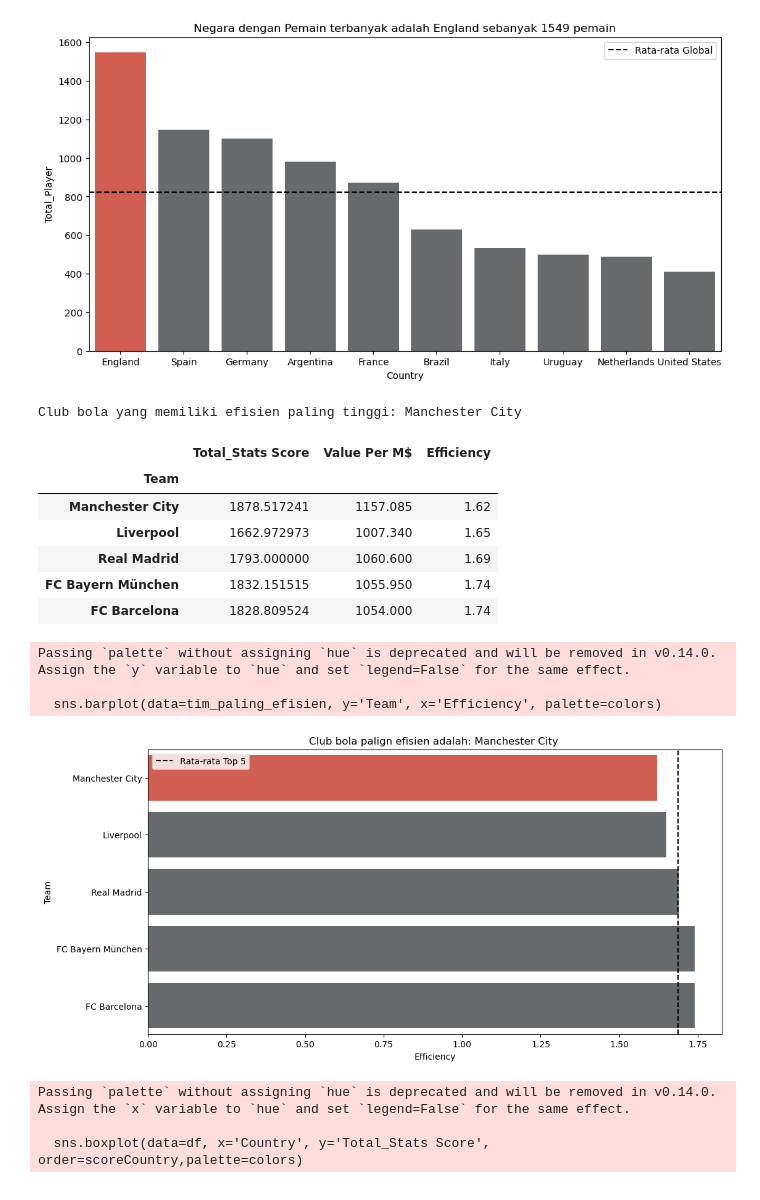
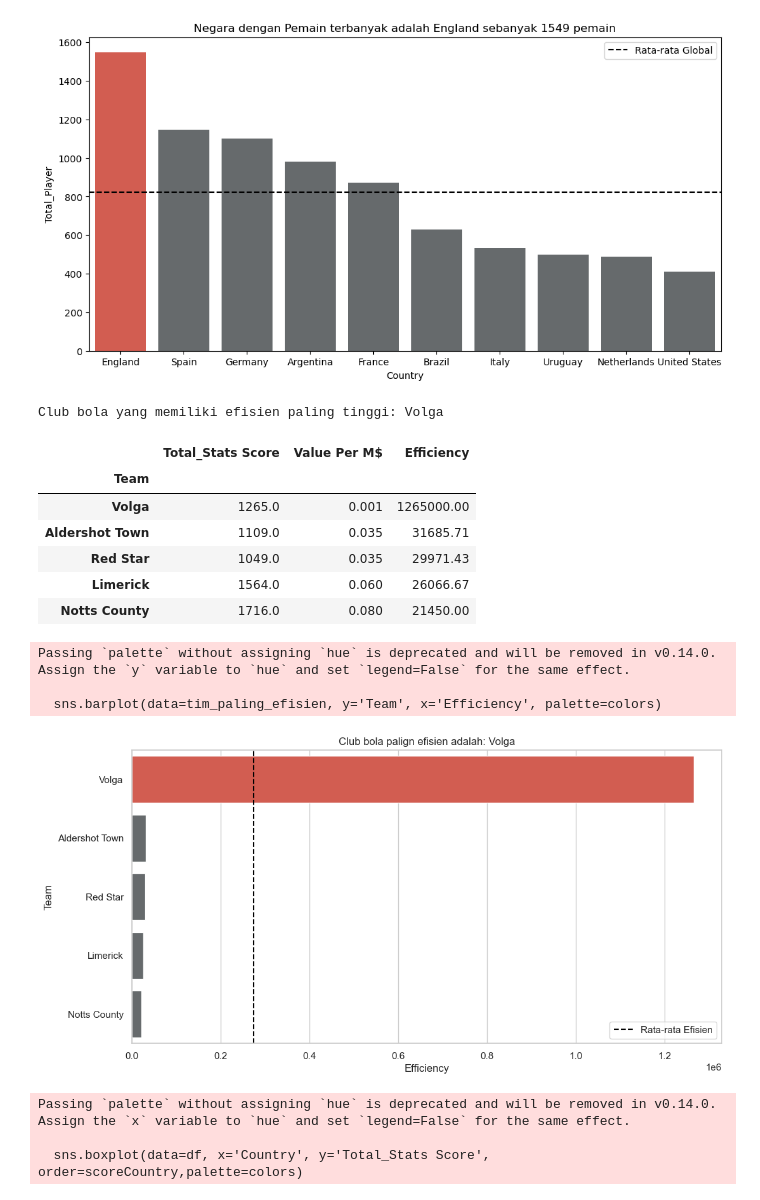
Before and after one commit to HafidzAfrieno/Project-Data-Analyst-Part-1, a Jupyter notebook: fifa_player_analyst.ipynb, the cells around one changed output. Cells and saved outputs as stored; diff of their text form; code cells hidden in the pictures.

```diff
--- a/fifa_player_analyst.ipynb
+++ b/fifa_player_analyst.ipynb
@@ -339,34 +339,34 @@ Passing `palette` without assigning `hue` is deprecated and will be removed in v
 stats_per_team = df.groupby('Team').agg({'Total_Stats Score': 'mean','Value Per M$': 'sum'})
 stats_per_team = stats_per_team[stats_per_team['Value Per M$'] > 0]
 stats_per_team['Efficiency'] = (stats_per_team['Total_Stats Score'] / stats_per_team['Value Per M$']).round(2)
-tim_paling_efisien = stats_per_team.sort_values('Efficiency', ascending=True).head(5)
+tim_paling_efisien = stats_per_team.sort_values('Efficiency', ascending=False).head(5)
 
-team = tim_paling_efisien['Efficiency'].min()
-colors = ['#e74c3c' if (x == team) else "#656a6d" for x in tim_paling_efisien['Efficiency']]
+team = tim_paling_efisien.index[0]
+colors = ['#e74c3c' if (x == team) else "#656a6d" for x in tim_paling_efisien.index]
 print(f"Club bola yang memiliki efisien paling tinggi: {tim_paling_efisien.index[0]}")
 
 tim_paling_efisien
 # %% [output]
-Club bola yang memiliki efisien paling tinggi: Manchester City
+Club bola yang memiliki efisien paling tinggi: Volga
 |  | Total_Stats Score | Value Per M$ | Efficiency |
 | Team |  |  |  |
-| Manchester City | 1878.517241 | 1157.085 | 1.62 |
-| Liverpool | 1662.972973 | 1007.340 | 1.65 |
-| Real Madrid | 1793.000000 | 1060.600 | 1.69 |
-| FC Bayern München | 1832.151515 | 1055.950 | 1.74 |
-| FC Barcelona | 1828.809524 | 1054.000 | 1.74 |
+| Volga | 1265.0 | 0.001 | 1265000.00 |
+| Aldershot Town | 1109.0 | 0.035 | 31685.71 |
+| Red Star | 1049.0 | 0.035 | 29971.43 |
+| Limerick | 1564.0 | 0.060 | 26066.67 |
+| Notts County | 1716.0 | 0.080 | 21450.00 |
 # %%
 plt.figure(figsize=(12, 6))
 sns.barplot(data=tim_paling_efisien, y='Team', x='Efficiency', palette=colors)
-plt.axvline(tim_paling_efisien['Efficiency'].mean(), color='black', linestyle='--', label='Rata-rata Top 5')
-plt.title(f"Club bola palign efisien adalah: {tim_paling_efisien.index[0]} ")
+plt.axvline(tim_paling_efisien['Efficiency'].mean(), color='black', linestyle='--', label='Rata-rata Efisien')
+plt.title(f"Club bola palign efisien adalah: {tim_paling_efisien.index[0]}")
 plt.legend()
 plt.show()
 # %% [output]
 Passing `palette` without assigning `hue` is deprecated and will be removed in v0.14.0. Assign the `y` variable to `hue` and set `legend=False` for the same effect.
 
   sns.barplot(data=tim_paling_efisien, y='Team', x='Efficiency', palette=colors)
-[figure, old version]
+[figure, new version]
 # %%
 #Soal nomor 3
 scoreCountry = df.groupby('Country')[['Total_Stats Score']].sum().sort_values(by='Total_Stats Score',ascending=False).head(5).index
```
